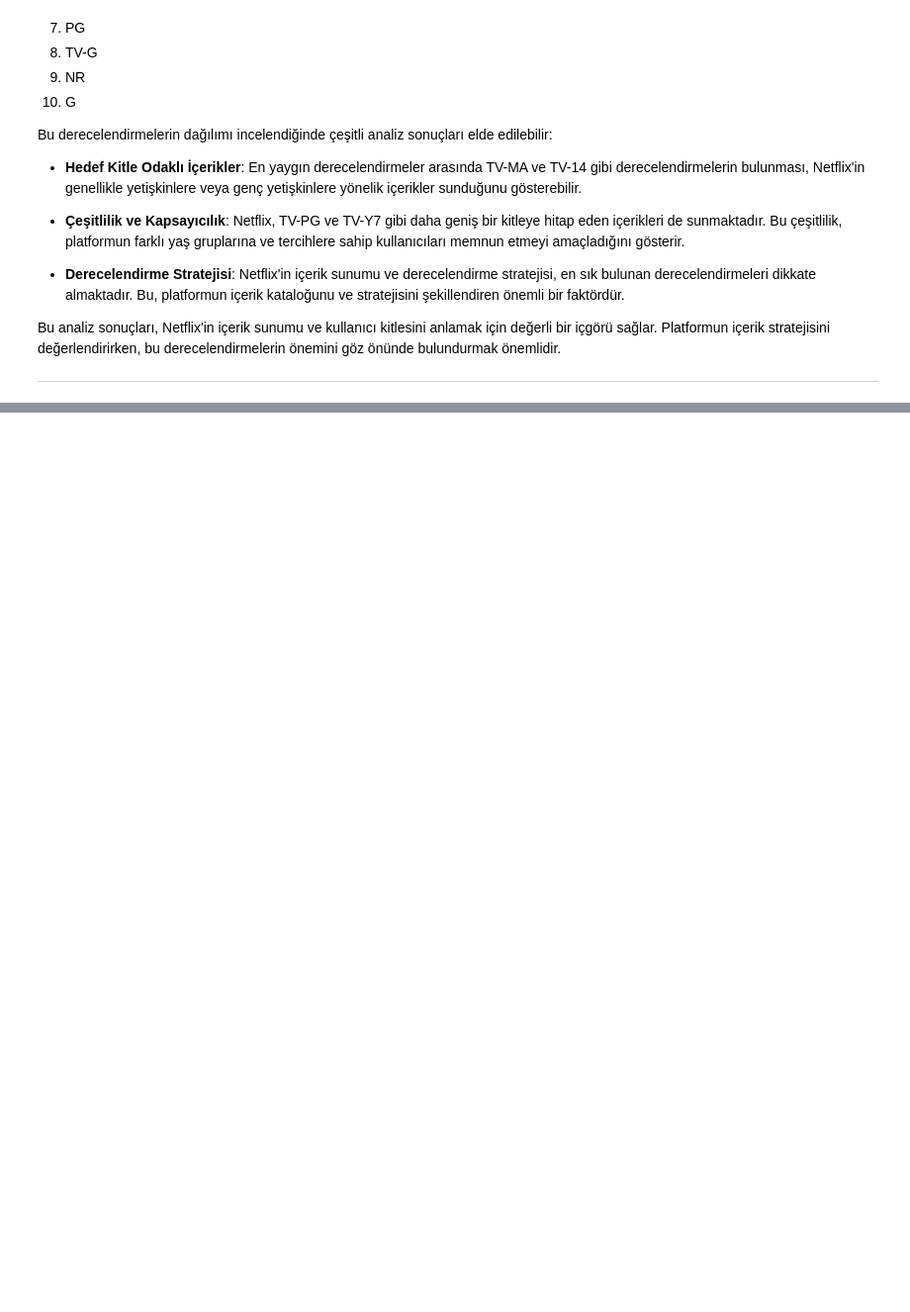
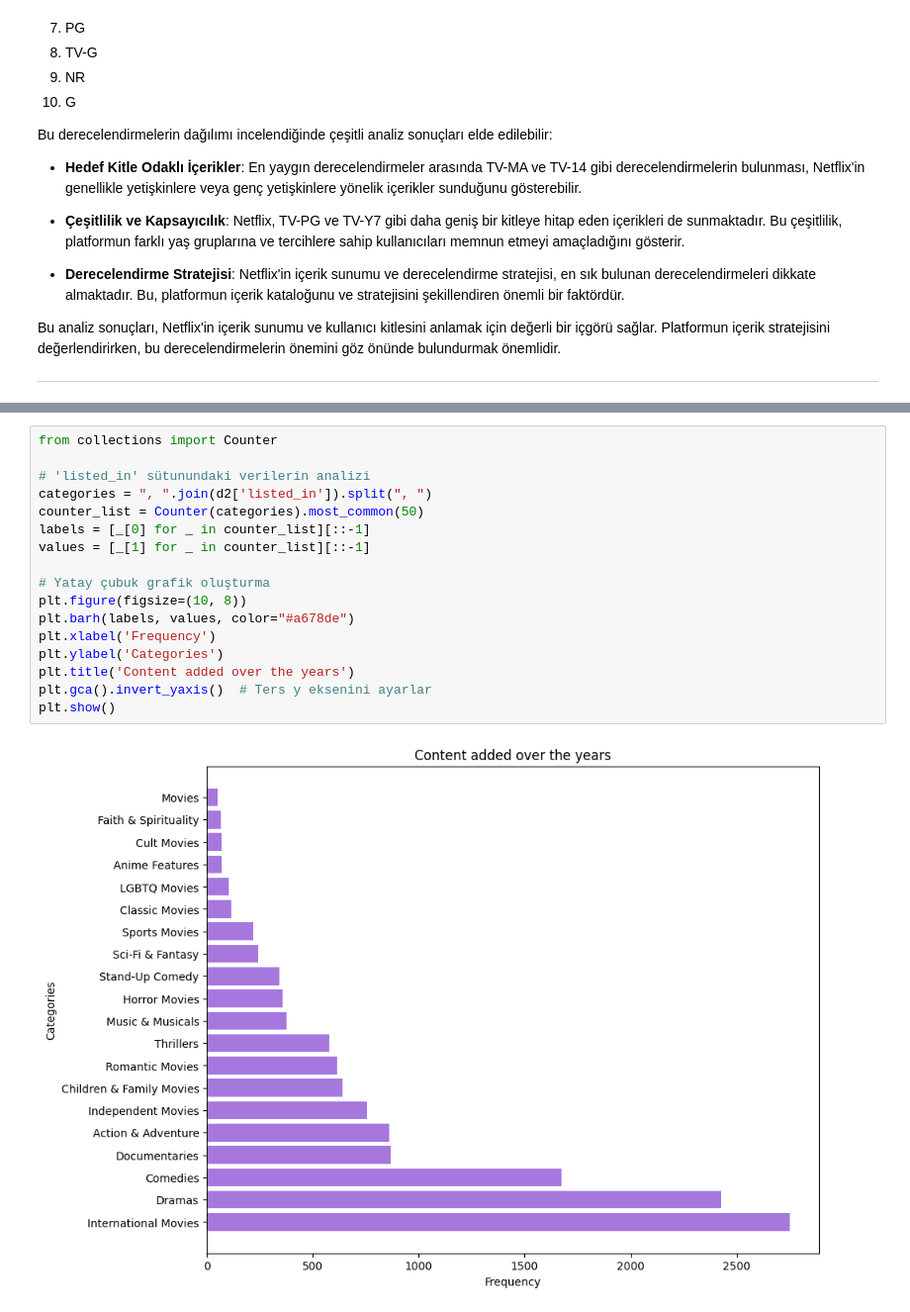
Before and after one commit to YusufAltuntas/Netflix-DataSet-EDA-project, a Jupyter notebook: netflix-dataset-EDA-project.ipynb, the cells around one changed output, grey strips where cells are left out. Shown at 99% size. Drawn from its saved outputs; the diff is of its cells as text; blank space fills up the shorter version.

```diff
--- a/netflix-dataset-EDA-project.ipynb
+++ b/netflix-dataset-EDA-project.ipynb
@@ -902,0 +925,19 @@ Bu analiz sonuçları, Netflix'in içerik sunumu ve kullanıcı kitlesini anlama
+# %%
+from collections import Counter
+
+# 'listed_in' sütunundaki verilerin analizi
+categories = ", ".join(d2['listed_in']).split(", ")
+counter_list = Counter(categories).most_common(50)
+labels = [_[0] for _ in counter_list][::-1]
+values = [_[1] for _ in counter_list][::-1]
+
+# Yatay çubuk grafik oluşturma
+plt.figure(figsize=(10, 8))
+plt.barh(labels, values, color="#a678de")
+plt.xlabel('Frequency')
+plt.ylabel('Categories')
+plt.title('Content added over the years')
+plt.gca().invert_yaxis()  # Ters y eksenini ayarlar
+plt.show()
+# %% [output]
+[figure, added]
```
Also changed, not shown: parts of 11 cells of this notebook.
